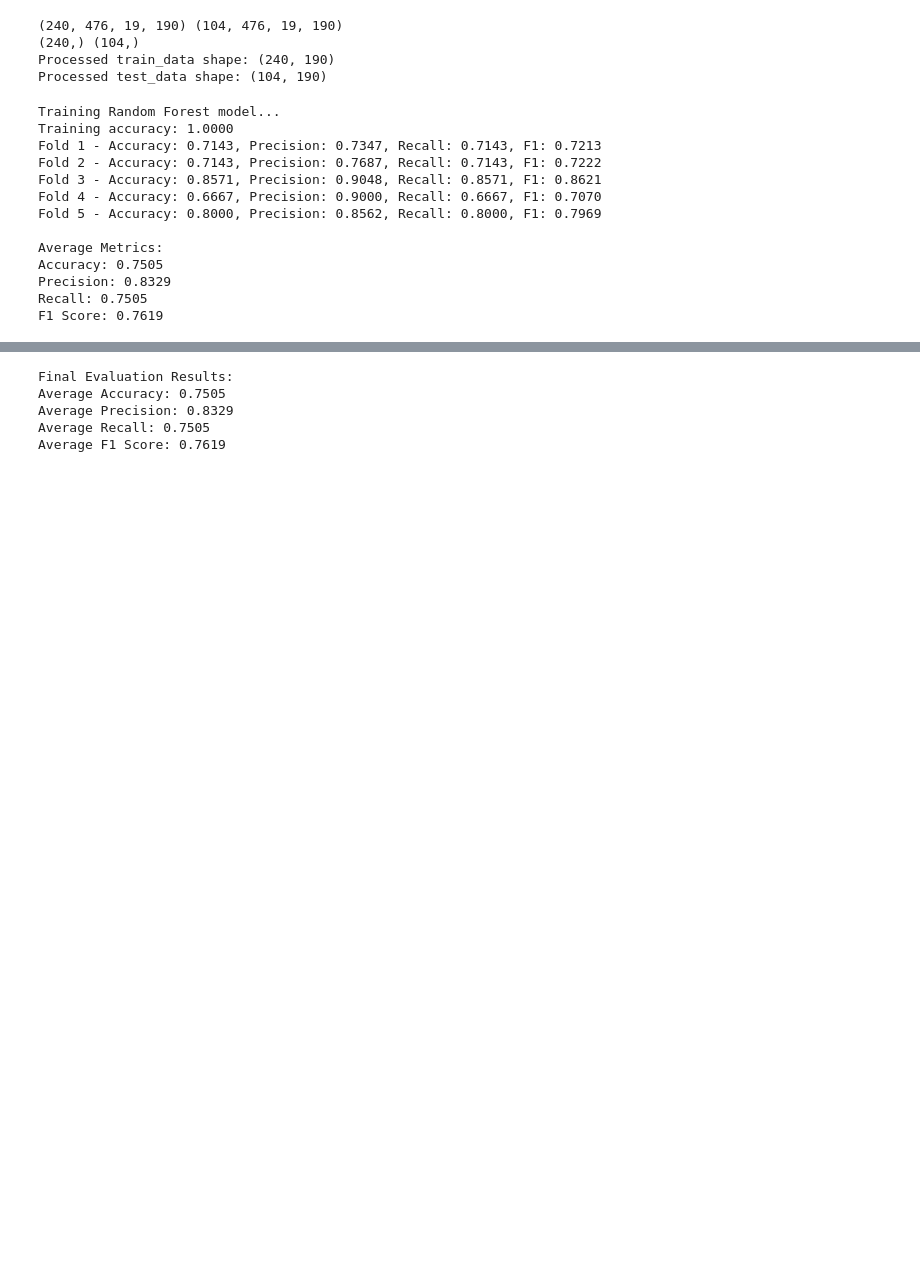
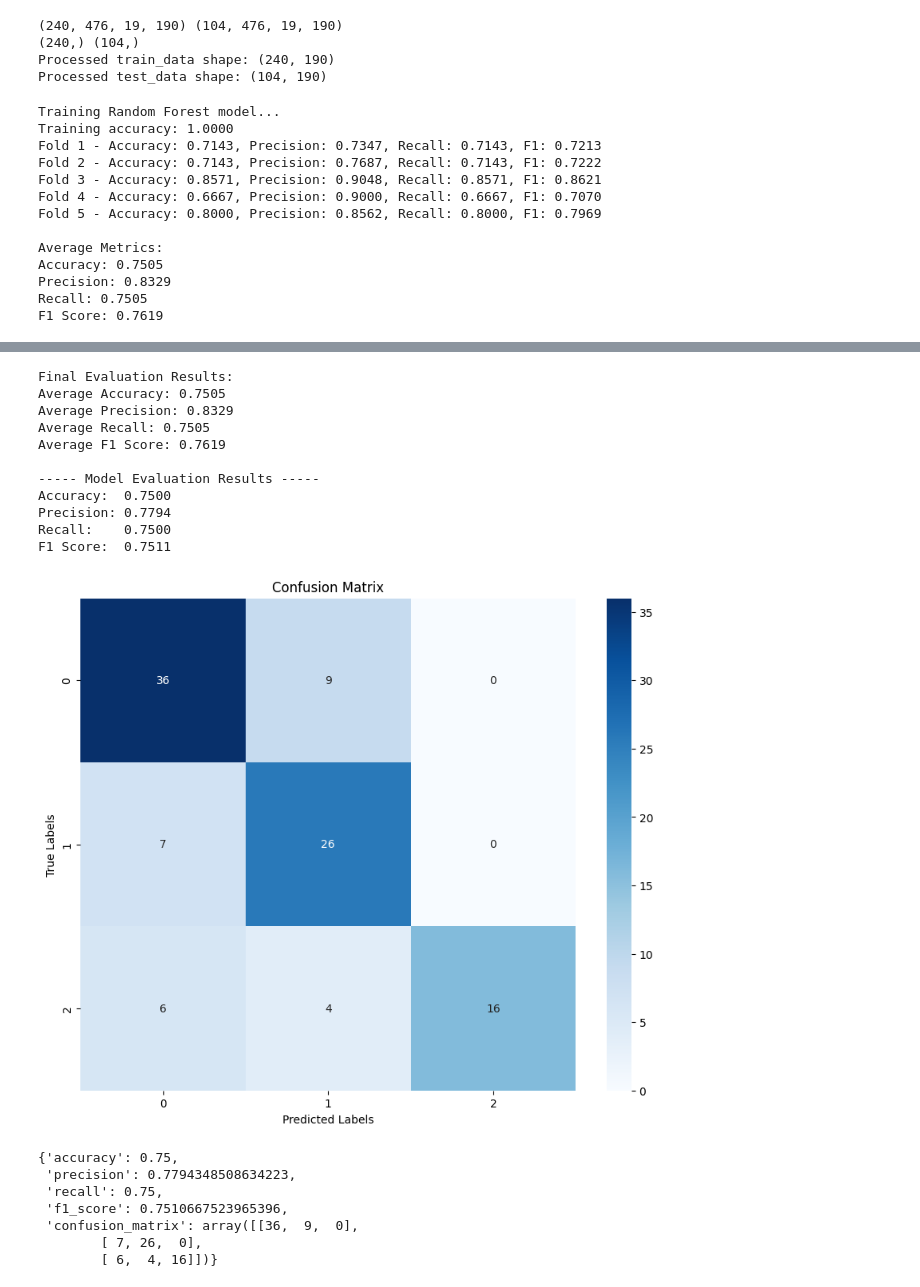
Before and after one commit to terka2610/alz_det_ML, a Jupyter notebook: milestone_2_baselineModel_augmentedData.ipynb, the cells around one changed output, grey strips where cells are left out. Saved outputs shown, nothing was run; the diff lists cells and outputs as text; code cells hidden in the pictures; blank space fills up the shorter version.

Commit message:
Fix some issues with evaluation part

```diff
--- a/milestone_2_baselineModel_augmentedData.ipynb
+++ b/milestone_2_baselineModel_augmentedData.ipynb
@@ -829,7 +364,7 @@ class EEGGradientBoost:
 # %% [markdown]
 # Evaluation
 # %%
-def evaluate_model(model, X_test, y_test, n_splits=5):
+def cross_validation(model, X_test, y_test, n_splits=5):
     """
     Evaluate a trained model using k-fold cross-validation.
 
@@ -957,34 +529,50 @@ y_test = encoder.fit_transform(y_test)
 # %%
 # Initialize and train the model
 rf_model = EEGRF(n_estimators=100, max_depth=None, class_weight='balanced')
 rf_model.train(X_train, y_train)
 
-results = evaluate_model(rf_model, X_test, y_test, n_splits=5)
+results = cross_validation(rf_model, X_test, y_test, n_splits=5)
 print(f"\nFinal Evaluation Results:")
 print(f"Average Accuracy: {results['accuracy']:.4f}")
 print(f"Average Precision: {results['precision']:.4f}")
 print(f"Average Recall: {results['recall']:.4f}")
 print(f"Average F1 Score: {results['f1']:.4f}")
+
+evaluate_model(rf_model, X_test, y_test)
 # %% [output]
 Training Random Forest model...
 Training accuracy: 1.0000
 Fold 1 - Accuracy: 0.7143, Precision: 0.7347, Recall: 0.7143, F1: 0.7213
 Fold 2 - Accuracy: 0.7143, Precision: 0.7687, Recall: 0.7143, F1: 0.7222
 Fold 3 - Accuracy: 0.8571, Precision: 0.9048, Recall: 0.8571, F1: 0.8621
 Fold 4 - Accuracy: 0.6667, Precision: 0.9000, Recall: 0.6667, F1: 0.7070
 Fold 5 - Accuracy: 0.8000, Precision: 0.8562, Recall: 0.8000, F1: 0.7969
 
 Average Metrics:
 Accuracy: 0.7505
 Precision: 0.8329
 Recall: 0.7505
 F1 Score: 0.7619
 [figure]
 Final Evaluation Results:
 Average Accuracy: 0.7505
 Average Precision: 0.8329
 Average Recall: 0.7505
 Average F1 Score: 0.7619
+
+----- Model Evaluation Results -----
+Accuracy:  0.7500
+Precision: 0.7794
+Recall:    0.7500
+F1 Score:  0.7511
+[figure, added]
+{'accuracy': 0.75,
+ 'precision': 0.7794348508634223,
+ 'recall': 0.75,
+ 'f1_score': 0.7510667523965396,
+ 'confusion_matrix': array([[36,  9,  0],
+        [ 7, 26,  0],
+        [ 6,  4, 16]])}
 # %%
 svm_model = EEGSVM(C=1.0, kernel='rbf', class_weight='balanced')
 svm_model.train(X_train, y_train)
```
Also changed, not shown: parts of 8 cells of this notebook.
